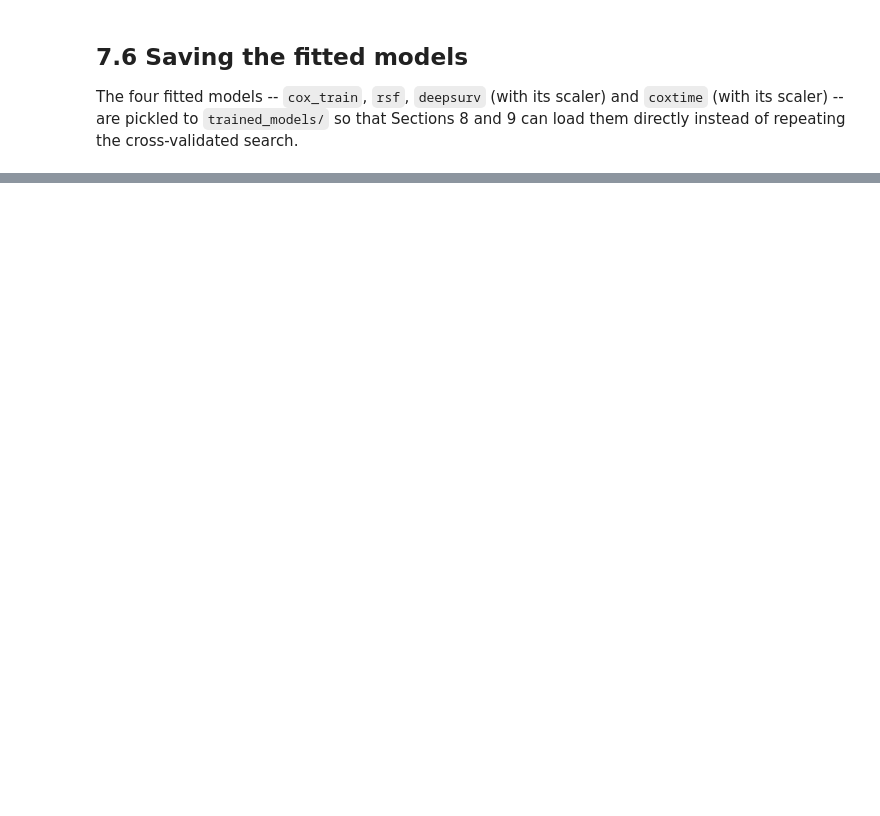
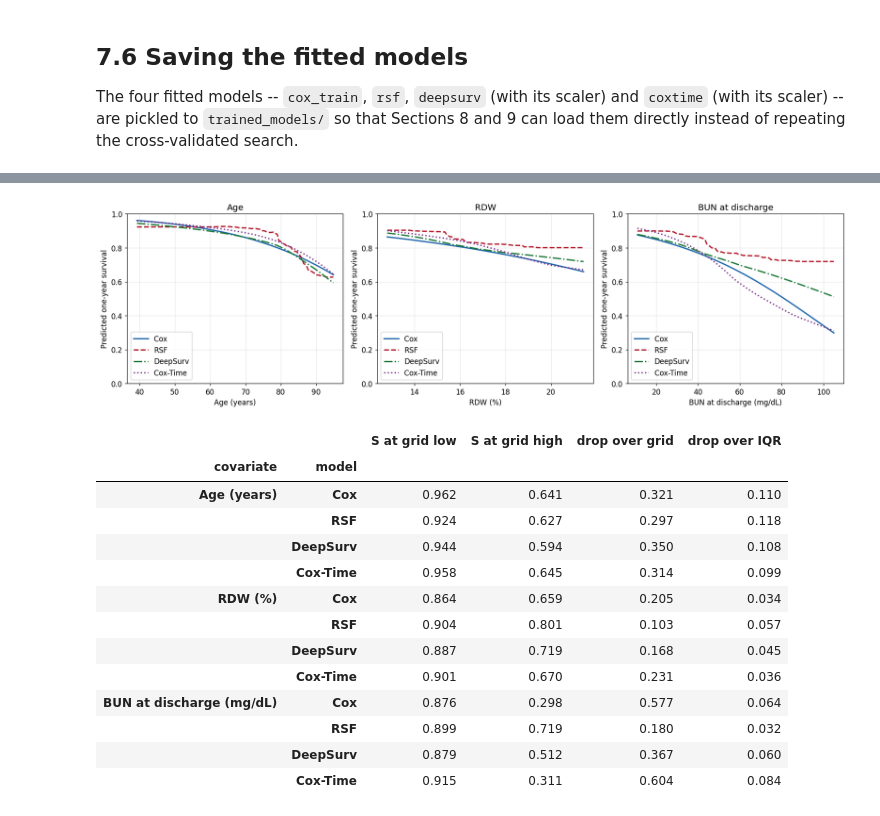
Before and after one commit to Mormorfor/SAML_project, a Jupyter notebook: Final Project/final_proj.ipynb, the cells around one changed output, grey strips where cells are left out. Saved outputs shown, nothing was run; the diff lists cells and outputs as text; code cells hidden in the pictures; blank space fills up the shorter version.

```diff
--- a/Final Project/final_proj.ipynb
+++ b/Final Project/final_proj.ipynb
@@ -1171,11 +1188,15 @@ Cox-Time drops proportional hazards. The risk score becomes $g(t, X)$, so time e
 
 The grid, the fixed settings and the trainer are the same as DeepSurv, so that the difference between the two networks in Sections 8 and 9 is the proportional hazards assumption rather than unequal tuning. Two settings are specific to this model and are fixed: one control per event, which keeps the cost per epoch equal to DeepSurv's, and the data used for stopping repeated ten times, since a sampled loss on a single copy is too noisy to stop on.
 # %%
-ct_results = cv_search(lambda p, a, b: fit_net_fold(p, a, b, cox_time=True), NET_GRID)
-ct_params, ct_row = best_of(ct_results, complexity=net_complexity)
-ct_epochs = int(round(ct_row["epochs"]))
-coxtime, coxtime_scaler, _ = train_net(ct_params, train_df, cox_time=True, epochs=ct_epochs)
+if os.path.exists(os.path.join(MODEL_DIR, "coxtime.joblib")):
+    coxtime, coxtime_scaler, ct_params, ct_row = joblib.load(os.path.join(MODEL_DIR, "coxtime.joblib"))
+else:
+    ct_results = cv_search(lambda p, a, b: fit_net_fold(p, a, b, cox_time=True), NET_GRID)
+    ct_params, ct_row = best_of(ct_results, complexity=net_complexity)
+    ct_epochs = int(round(ct_row["epochs"]))
+    coxtime, coxtime_scaler, _ = train_net(ct_params, train_df, cox_time=True, epochs=ct_epochs)
+    joblib.dump((coxtime, coxtime_scaler, ct_params, ct_row), os.path.join(MODEL_DIR, "coxtime.joblib"))
 
 print("Selected:", ", ".join(f"{k} = {v}" for k, v in ct_params.items()),
-      f"   CV IBS: {ct_row['IBS']:.4f} +/- {ct_row['IBS_SE']:.4f}   epochs: {ct_epochs}")
+      f"   CV IBS: {ct_row['IBS']:.4f} +/- {ct_row['IBS_SE']:.4f}   epochs: {int(round(ct_row['epochs']))}")
 # %% [output]
@@ -1244,0 +1251,59 @@ Saved fitted models to trained_models/: cox_train.joblib, coxtime.joblib, deepsu
+# %%
+MODEL_STYLE = {
+    "Cox": ("#2166ac", "-"),
+    "RSF": ("#b2182b", "--"),
+    "DeepSurv": ("#1b7837", "-."),
+    "Cox-Time": ("#762a83", ":"),
+}
+
+
+def grid_frame(covariate, values):
+    # representative_row stores the comorbidity level as plain text; design_matrix needs the
+    # categorical dtype back so get_dummies reproduces the two training-time columns
+    rows = pd.concat([base_train.assign(**{covariate: v}) for v in values], ignore_index=True)
+    rows[CAT_COL] = pd.Categorical(rows[CAT_COL], categories=train_df[CAT_COL].cat.categories)
+    return rows
+
+
+curve_rows = []
+fig, axes = plt.subplots(1, 3, figsize=(16.0, 4.6))
+for ax, (covariate, label) in zip(axes, PLOT_COVARIATES.items()):
+    grid = plot_grids[covariate]
+    q1, q3 = train_df[covariate].quantile([0.25, 0.75])
+    rows = grid_frame(covariate, np.concatenate([grid, [q1, q3]]))
+    for name, (color, style) in MODEL_STYLE.items():
+        pred = one_year_survival(name, rows)
+        curve, (s_q1, s_q3) = pred[:len(grid)], pred[len(grid):]
+        ax.plot(grid, curve, color=color, linestyle=style, linewidth=2, label=name)
+        curve_rows.append([label, name, curve[0], curve[-1], curve[0] - curve[-1], s_q1 - s_q3])
+    ax.set_xlabel(label)
+    ax.set_ylabel("Predicted one-year survival")
+    ax.set_title(label.split(" (")[0])
+    ax.set_ylim(0, 1)
+    ax.legend()
+
+fig.tight_layout()
+fig.savefig(os.path.join(FIG_DIR, "fig7_model_comparison.png"))
+plt.show()
+
+model_curves = pd.DataFrame(curve_rows, columns=[
+    "covariate", "model", "S at grid low", "S at grid high", "drop over grid", "drop over IQR"
+]).set_index(["covariate", "model"]).round(3)
+model_curves.to_csv(os.path.join(TAB_DIR, "table9_model_curve_ranges.csv"))
+model_curves
+# %% [output]
+[figure, added]
+|  |  | S at grid low | S at grid high | drop over grid | drop over IQR |
+| covariate | model |  |  |  |  |
+| Age (years) | Cox | 0.962 | 0.641 | 0.321 | 0.110 |
+|  | RSF | 0.924 | 0.627 | 0.297 | 0.118 |
+|  | DeepSurv | 0.944 | 0.594 | 0.350 | 0.108 |
+|  | Cox-Time | 0.958 | 0.645 | 0.314 | 0.099 |
+| RDW (%) | Cox | 0.864 | 0.659 | 0.205 | 0.034 |
+|  | RSF | 0.904 | 0.801 | 0.103 | 0.057 |
+|  | DeepSurv | 0.887 | 0.719 | 0.168 | 0.045 |
+|  | Cox-Time | 0.901 | 0.670 | 0.231 | 0.036 |
+| BUN at discharge (mg/dL) | Cox | 0.876 | 0.298 | 0.577 | 0.064 |
+|  | RSF | 0.899 | 0.719 | 0.180 | 0.032 |
+|  | DeepSurv | 0.879 | 0.512 | 0.367 | 0.060 |
+|  | Cox-Time | 0.915 | 0.311 | 0.604 | 0.084 |
```
Also changed, not shown: parts of 24 cells of this notebook.
